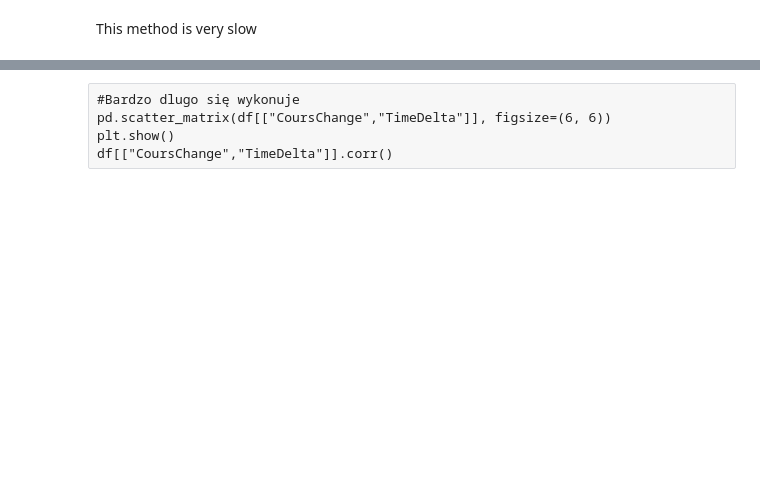
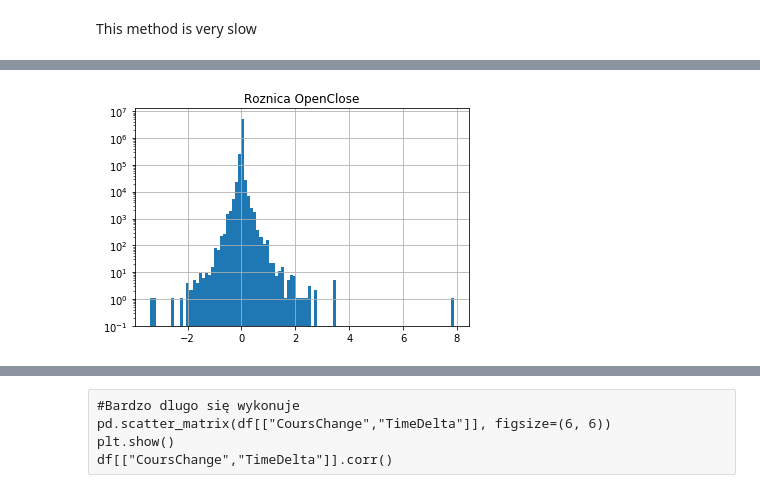
Before and after one commit to Moribund7/kghm_forecasting, a Jupyter notebook: notebooks/Untitled.ipynb, the cells around one changed output, grey strips where cells are left out. Cells and saved outputs as stored; diff of their text form; code cells hidden in the pictures; blank space fills up the shorter version.

```diff
--- a/notebooks/Untitled.ipynb
+++ b/notebooks/Untitled.ipynb
@@ -40,2 +59,10 @@ ax2.set_yscale('log')
+# %%
+fig,ax2=plt.subplots()
+df.OpenCloseDiff.hist(ax=ax2, bins=100, bottom=0.1)
+ax2.set_title("Roznica OpenClose")
+ax2.set_yscale('log')
+plt.show()
+# %% [output]
+[figure, added]
 # %%
 df.OpenCloseDiff.sum()
```
Also changed, not shown: parts of 29 cells of this notebook.
